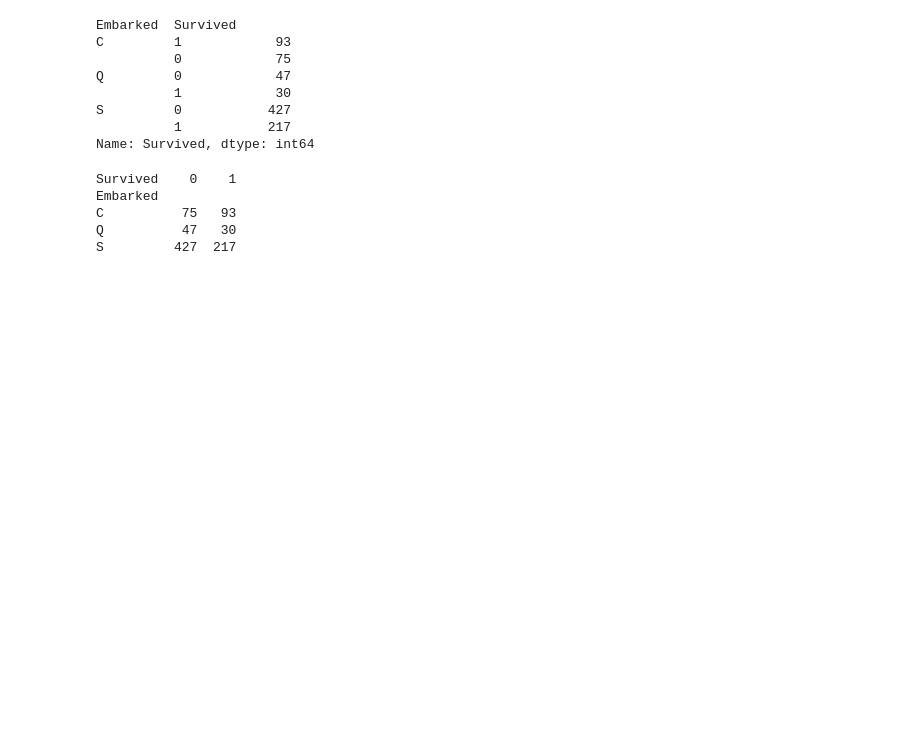
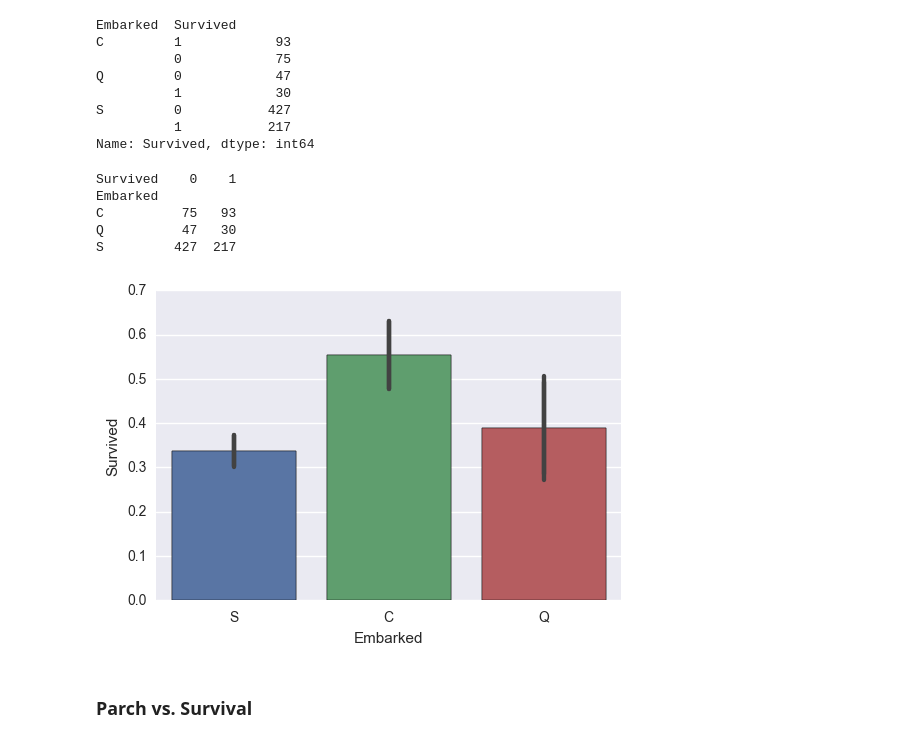
Before and after one commit to Chokurei/Titanic, a Jupyter notebook: script/temp.ipynb, the cells around one changed output. Cells and saved outputs as stored; diff of their text form; code cells hidden in the pictures; blank space fills up the shorter version.

```diff
--- a/script/temp.ipynb
+++ b/script/temp.ipynb
@@ -299,3 +298,10 @@ Embarked
 C          75   93
 Q          47   30
 S         427  217
+# %%
+sns.barplot(x = 'Embarked', y = 'Survived', data = train)
+plt.show()
+# %% [output]
+[figure, added]
+# %% [markdown]
+### Parch vs. Survival
```
Also changed, not shown: parts of 13 cells of this notebook.
